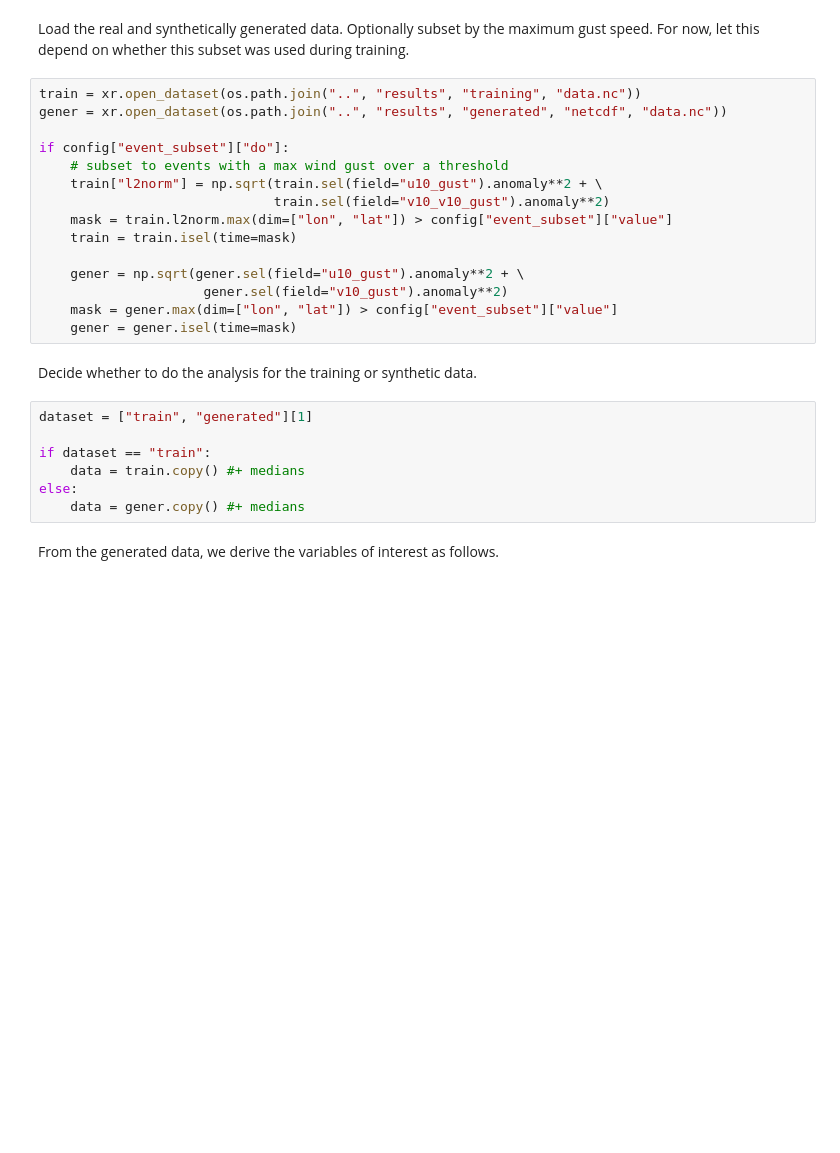
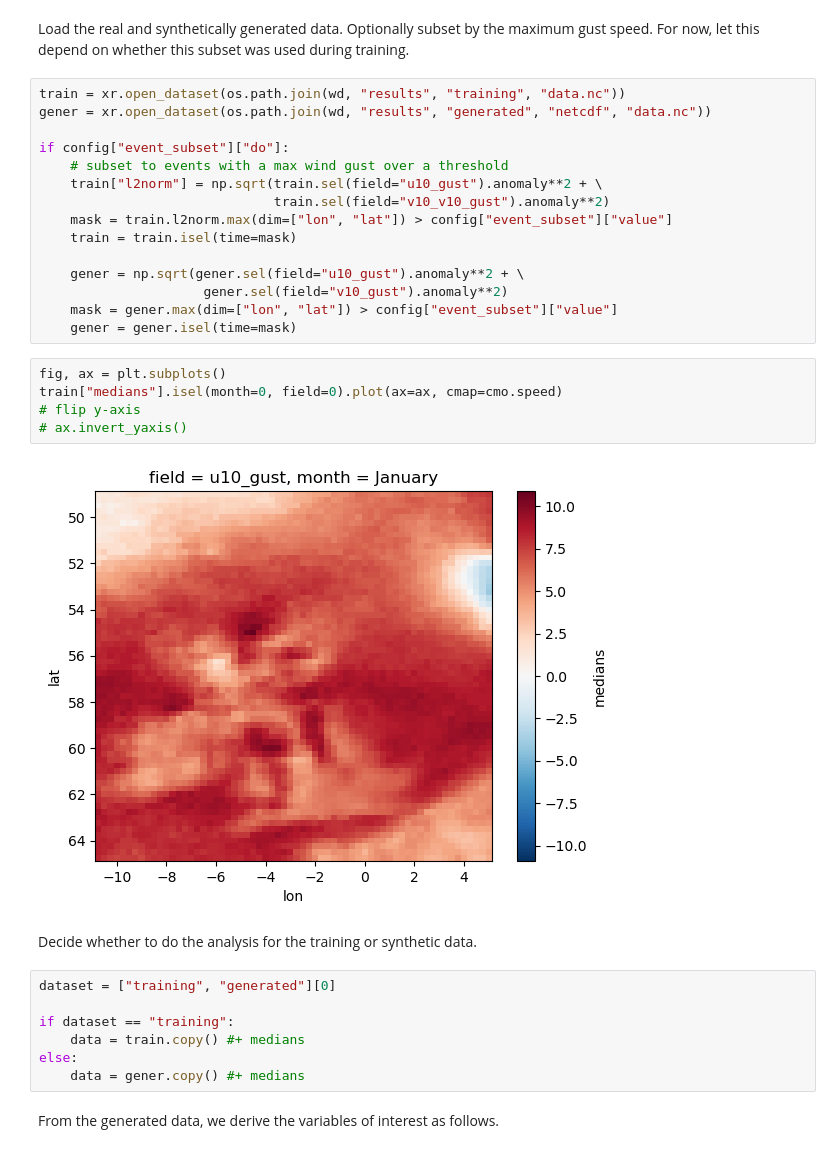
Before and after one commit to alisonpeard/hazGAN2, a Jupyter notebook: projects/poweruk_winter/analysis/dev.ipynb, the cells around one changed output. Cells and saved outputs as stored; diff of their text form; blank space fills up the shorter version.

```diff
--- a/projects/poweruk_winter/analysis/dev.ipynb
+++ b/projects/poweruk_winter/analysis/dev.ipynb
@@ -58,8 +56,8 @@ DataSourceError: ../resources/dno_license_areas.geojson: No such file or directo
 # %% [markdown]
 Load the real and synthetically generated data. Optionally subset by the maximum gust speed. For now, let this depend on whether this subset was used during training.
 # %%
-train = xr.open_dataset(os.path.join("..", "results", "training", "data.nc"))
-gener = xr.open_dataset(os.path.join("..", "results", "generated", "netcdf", "data.nc"))
+train = xr.open_dataset(os.path.join(wd, "results", "training", "data.nc"))
+gener = xr.open_dataset(os.path.join(wd, "results", "generated", "netcdf", "data.nc"))
 
 if config["event_subset"]["do"]:
     # subset to events with a max wind gust over a threshold
@@ -72,12 +70,19 @@ if config["event_subset"]["do"]:
                      gener.sel(field="v10_gust").anomaly**2)
     mask = gener.max(dim=["lon", "lat"]) > config["event_subset"]["value"]
     gener = gener.isel(time=mask)
+# %%
+fig, ax = plt.subplots()
+train["medians"].isel(month=0, field=0).plot(ax=ax, cmap=cmo.speed)
+# flip y-axis
+# ax.invert_yaxis()
+# %% [output]
+[figure, added]
 # %% [markdown]
 Decide whether to do the analysis for the training or synthetic data.
 # %%
-dataset = ["train", "generated"][1]
+dataset = ["training", "generated"][0]
 
-if dataset == "train":
+if dataset == "training":
     data = train.copy() #+ medians
 else:
     data = gener.copy() #+ medians
```
Also changed, not shown: parts of 8 cells of this notebook, 1 other file.
